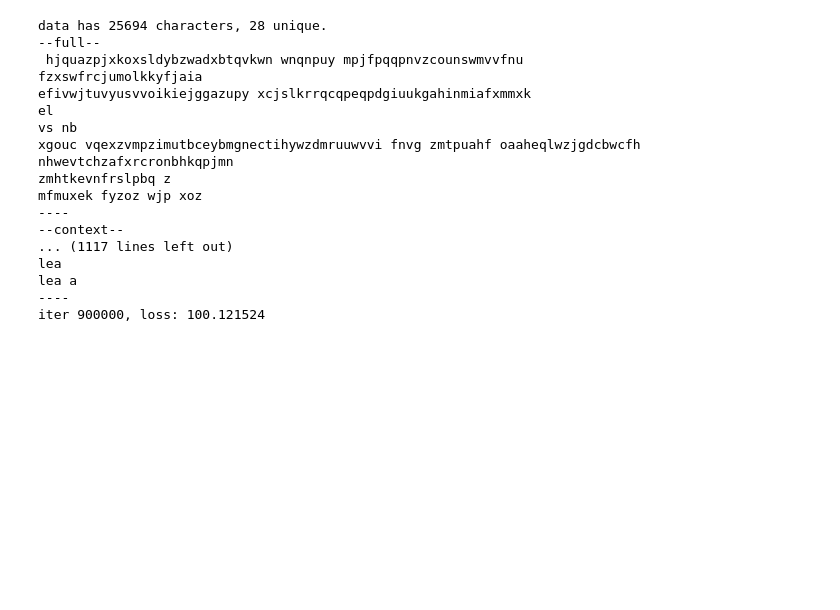
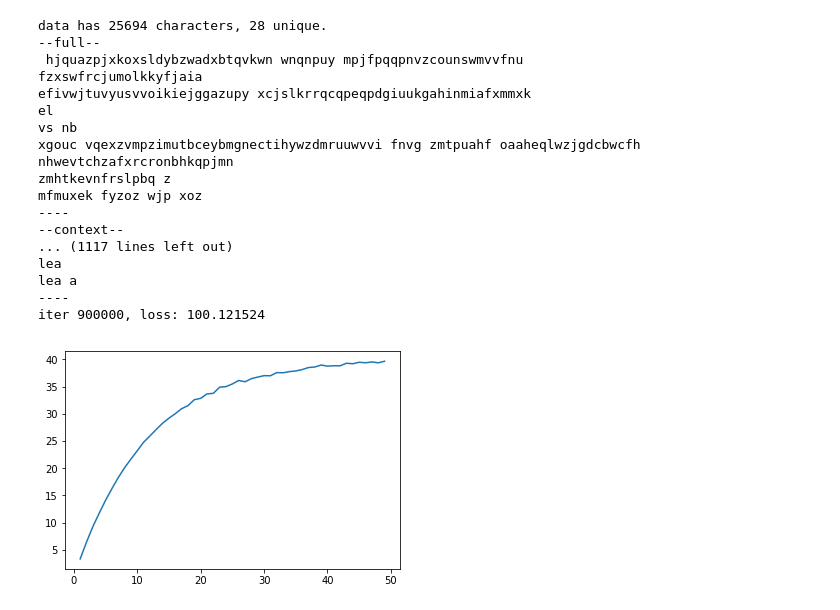
Before and after one commit to Unilmalas/EndToEndMemRNN, a Jupyter notebook: snippets16.ipynb, the cells around one changed output. Saved outputs shown, nothing was run; the diff lists cells and outputs as text; code cells hidden in the pictures; blank space fills up the shorter version.

```diff
--- a/snippets16.ipynb
+++ b/snippets16.ipynb
@@ -1143,3 +1143,31 @@ lea
 lea a
 ----
 iter 900000, loss: 100.121524
+# %%
+# a game of dice
+import random
+import matplotlib.pyplot as plt
+
+def roll(bank): # roll dice and return win/loss
+    res = random.randint(1,6)
+    if res == 1:
+        return -bank/2
+    return res
+
+if __name__=="__main__":
+    nruns = 10000
+    y = []
+    for stop in range(1,50):
+        thisres = 0.
+        for k in range(nruns):
+            bank = 0
+            for i in range(stop):
+                bank += roll(bank)
+            thisres += bank
+        thisres /= nruns
+        #print('rolls: %d -> %f' % (stop,thisres))
+        y.append(thisres)
+    _ = plt.plot(range(1,50), y, '-')
+    plt.show()
+# %% [output]
+[figure, added]
```
Also changed, not shown: parts of 4 cells of this notebook.
